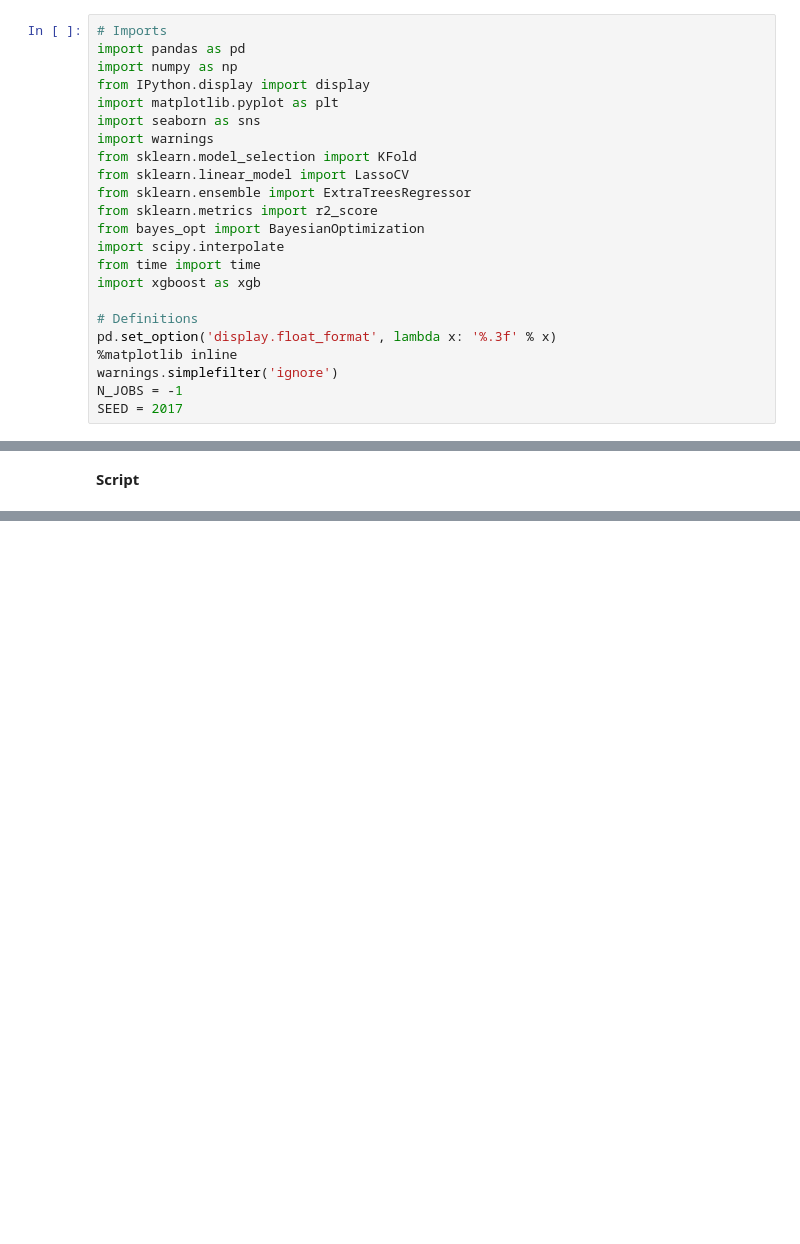
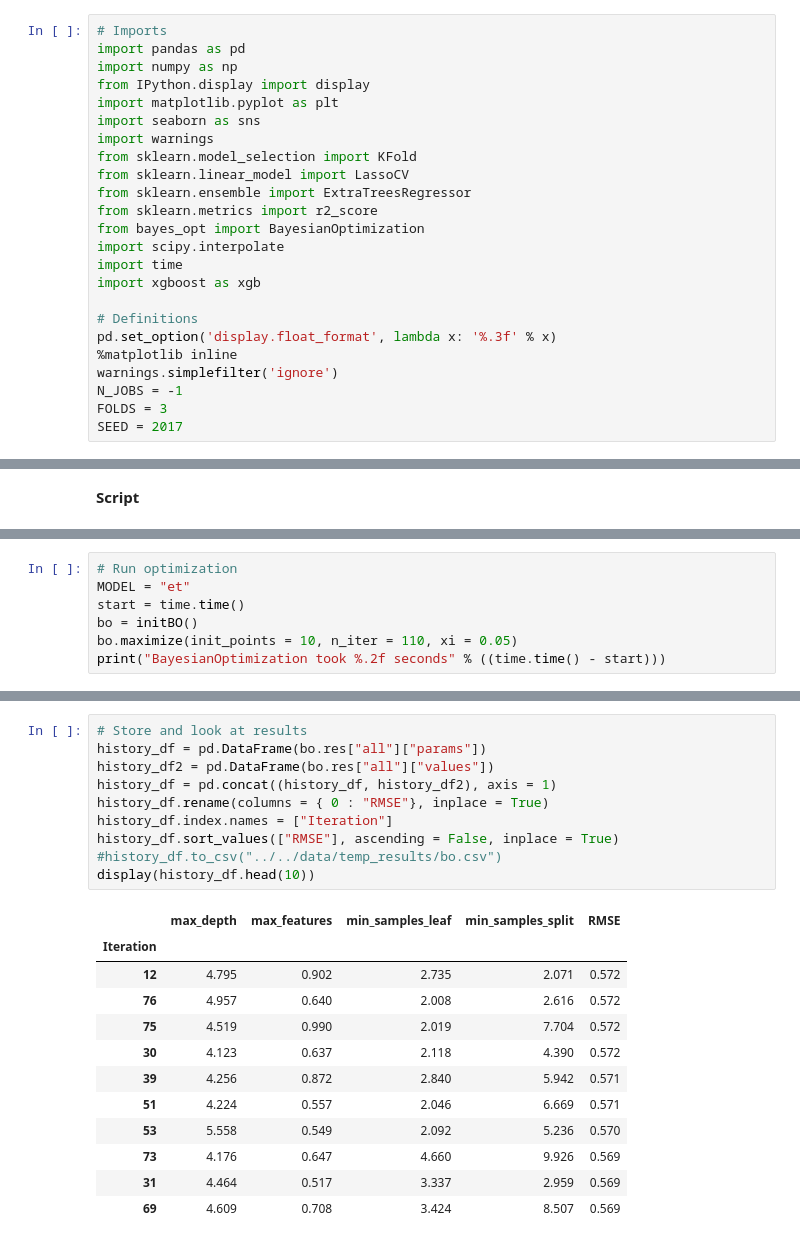
Before and after one commit to juliencohensolal/Merco, a Jupyter notebook: M_BO.ipynb, the cells around one changed output, grey strips where cells are left out. Drawn from its saved outputs; the diff is of its cells as text; blank space fills up the shorter version.

```diff
--- a/M_BO.ipynb
+++ b/M_BO.ipynb
@@ -12,7 +12,7 @@ from sklearn.ensemble import ExtraTreesRegressor
 from sklearn.metrics import r2_score
 from bayes_opt import BayesianOptimization
 import scipy.interpolate
-from time import time
+import time
 import xgboost as xgb
 
 # Definitions
@@ -20,4 +20,5 @@ pd.set_option('display.float_format', lambda x: '%.3f' % x)
 %matplotlib inline
 warnings.simplefilter('ignore')
 N_JOBS = -1
+FOLDS = 3
 SEED = 2017
@@ -60,0 +217,7 @@ display(test_ids.head(2))
+# %%
+# Run optimization
+MODEL = "et"
+start = time.time()
+bo = initBO()
+bo.maximize(init_points = 10, n_iter = 110, xi = 0.05)
+print("BayesianOptimization took %.2f seconds" % ((time.time() - start)))
@@ -60,0 +243,23 @@ display(test_ids.head(2))
+# %%
+# Store and look at results
+history_df = pd.DataFrame(bo.res["all"]["params"])
+history_df2 = pd.DataFrame(bo.res["all"]["values"])
+history_df = pd.concat((history_df, history_df2), axis = 1)
+history_df.rename(columns = { 0 : "RMSE"}, inplace = True)
+history_df.index.names = ["Iteration"]
+history_df.sort_values(["RMSE"], ascending = False, inplace = True)
+#history_df.to_csv("../../data/temp_results/bo.csv")
+display(history_df.head(10))
+# %% [output]
+|  | max_depth | max_features | min_samples_leaf | min_samples_split | RMSE |
+| Iteration |  |  |  |  |  |
+| 12 | 4.795 | 0.902 | 2.735 | 2.071 | 0.572 |
+| 76 | 4.957 | 0.640 | 2.008 | 2.616 | 0.572 |
+| 75 | 4.519 | 0.990 | 2.019 | 7.704 | 0.572 |
+| 30 | 4.123 | 0.637 | 2.118 | 4.390 | 0.572 |
+| 39 | 4.256 | 0.872 | 2.840 | 5.942 | 0.571 |
+| 51 | 4.224 | 0.557 | 2.046 | 6.669 | 0.571 |
+| 53 | 5.558 | 0.549 | 2.092 | 5.236 | 0.570 |
+| 73 | 4.176 | 0.647 | 4.660 | 9.926 | 0.569 |
+| 31 | 4.464 | 0.517 | 3.337 | 2.959 | 0.569 |
+| 69 | 4.609 | 0.708 | 3.424 | 8.507 | 0.569 |
```
Also changed, not shown: parts of 7 cells of this notebook, 3 other files.
